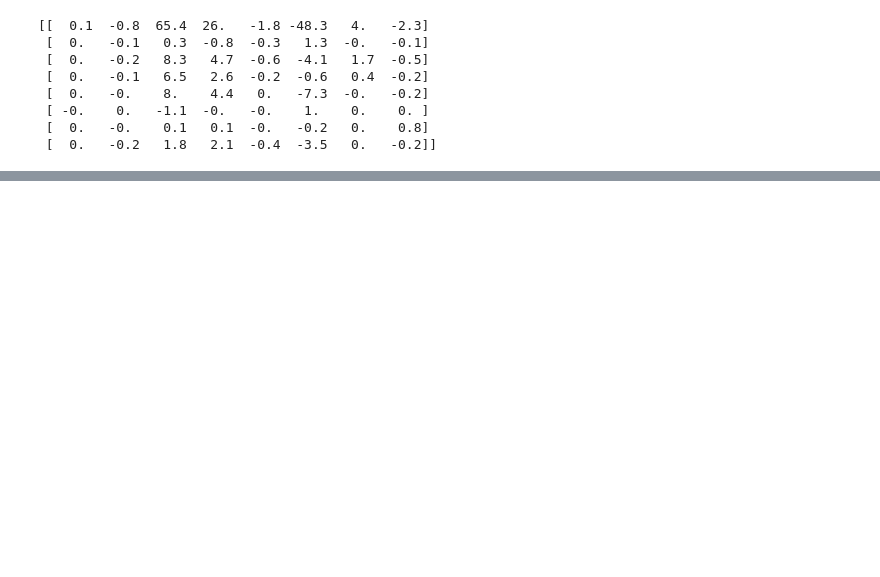
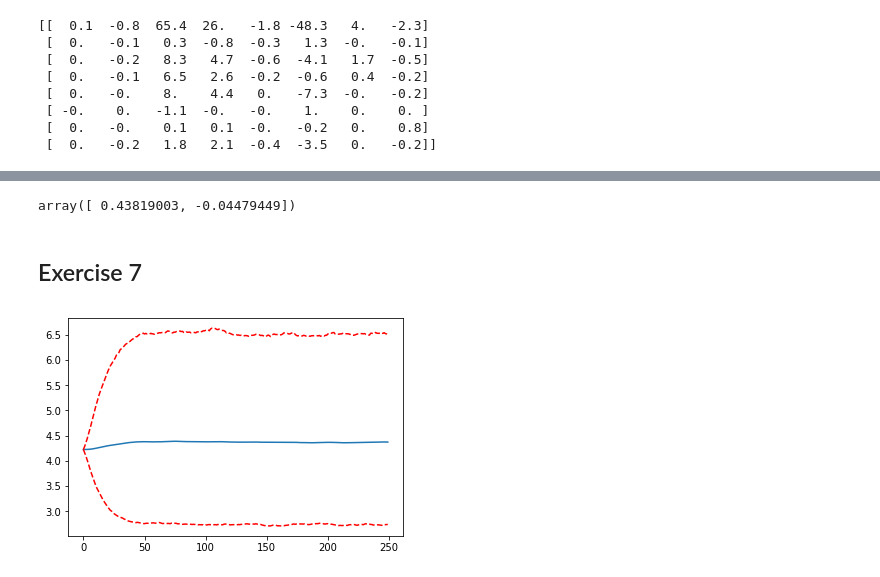
Before and after one commit to natashawatkins/BootCamp2018, a Jupyter notebook: Probsets/Econ/Probset4/linearisation.ipynb, the cells around one changed output, grey strips where cells are left out. Drawn from its saved outputs; the diff is of its cells as text; code cells hidden in the pictures; blank space fills up the shorter version.

```diff
--- a/Probsets/Econ/Probset4/linearisation.ipynb
+++ b/Probsets/Econ/Probset4/linearisation.ipynb
@@ -120,0 +252,3 @@ print(derivatives.round(1))
+# %%
+x0 = np.zeros(4)
+P = root(solve_P, x0, args=(F, G, H, M)).x.reshape(2, 2)
@@ -120,0 +260,11 @@ print(derivatives.round(1))
+# %%
+def solve_Q(Q, F, ρ_z, P, G, L):
+    return F @ Q * ρ_z + (F @ P + G) @ Q + (L * ρ_z + M)
+# %%
+x0 = np.zeros(2)
+Q = root(solve_Q, x0, args=(F, ρ_z, P, G, L)).x
+Q
+# %% [output]
+array([ 0.43819003, -0.04479449])
+# %% [markdown]
+## Exercise 7
@@ -120,0 +273,35 @@ print(derivatives.round(1))
+# %%
+N_sim = 10_000
+T = 250
+σ_z = np.sqrt(0.0004)
+
+@njit
+def generate_series(N_sim, T, σ_z):
+
+    z_vec = np.zeros(T)
+    X_vec = np.zeros((T, 2))
+    k_vec = np.zeros((T, N_sim))
+    l_vec = np.zeros((T, N_sim))
+
+    for n in range(N_sim):
+        for i in range(1, T):
+            z_vec[i] = ρ_z * z_vec[i-1] + np.random.normal() * σ_z
+            X_vec[i] = P @ X_vec[i-1, :] + Q * z_vec[i]
+
+        k_vec[:, n] = np.exp(X_vec[:, 0]) * kbar
+        l_vec[:, n] = np.exp(X_vec[:, 1]) * lbar
+
+    return k_vec, l_vec, z_vec
+# %%
+k_vec, l_vec, z_series = generate_series(N_sim, T, σ_z)
+
+k_series = k_vec.mean(axis=1)
+high_k = np.percentile(k_vec, 95, axis=1)
+low_k = np.percentile(k_vec, 5, axis=1)
+
+plt.plot(k_series)
+plt.plot(high_k, 'r--')
+plt.plot(low_k, 'r--')
+plt.show()
+# %% [output]
+[figure, added]
```
Also changed, not shown: parts of 32 cells of this notebook, 3 other files.
